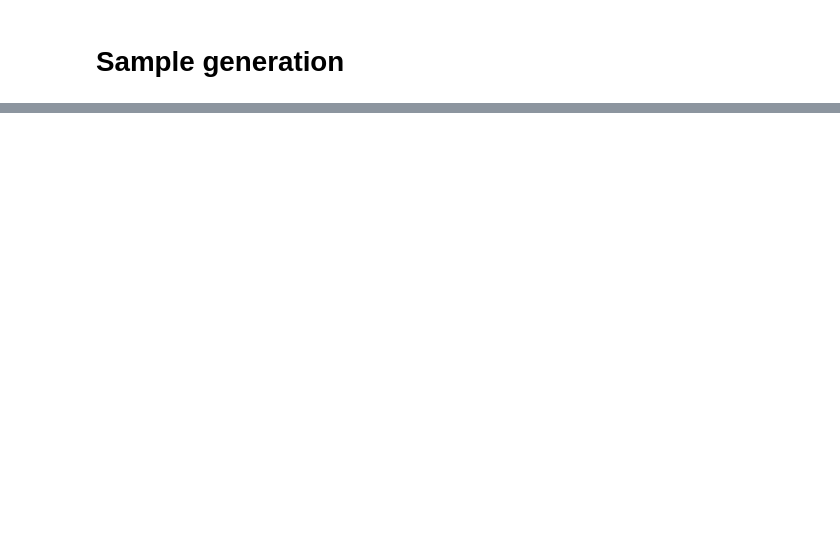
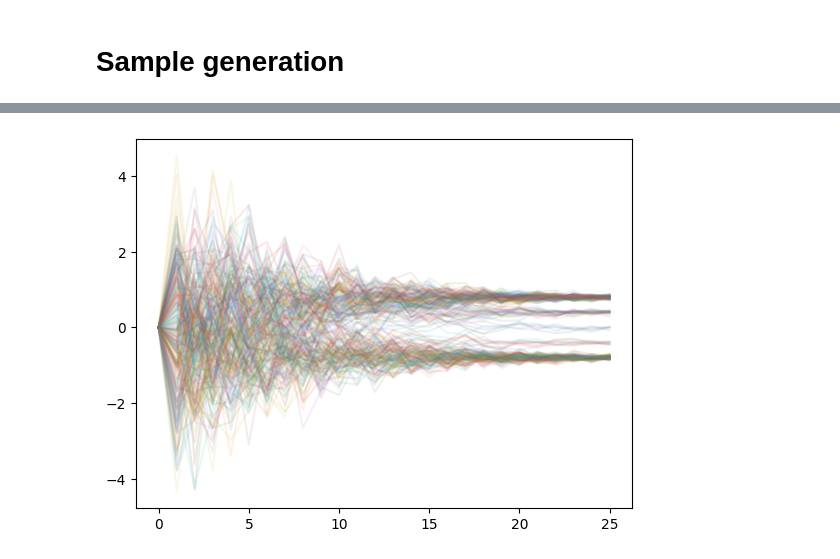
Before and after one commit to rupertmenneer/bayesian_flow, a Jupyter notebook: discretised/training_discretised.ipynb, the cells around one changed output, grey strips where cells are left out. Saved outputs shown, nothing was run; the diff lists cells and outputs as text; code cells hidden in the pictures; blank space fills up the shorter version.

```diff
--- a/discretised/training_discretised.ipynb
+++ b/discretised/training_discretised.ipynb
@@ -92,8 +107,10 @@ plt.legend()
 # %%
 # priors
 # %%
-plt.plot(priors.detach().numpy()[:, :, 0, :].squeeze().T, label='Prior mu', alpha=0.1);
+plt.plot(priors.detach().numpy()[:256, :, 0, :].squeeze().T, label='Prior mu', alpha=0.1);
 # plt.plot(priors.detach().numpy()[0, :, 1, :].squeeze(), label='Prior precision')
+# %% [output]
+[figure, added]
 # %%
 
 from bfn_github.bfn import BayesianFlowNetwork
```
Also changed, not shown: parts of 7 cells of this notebook.
